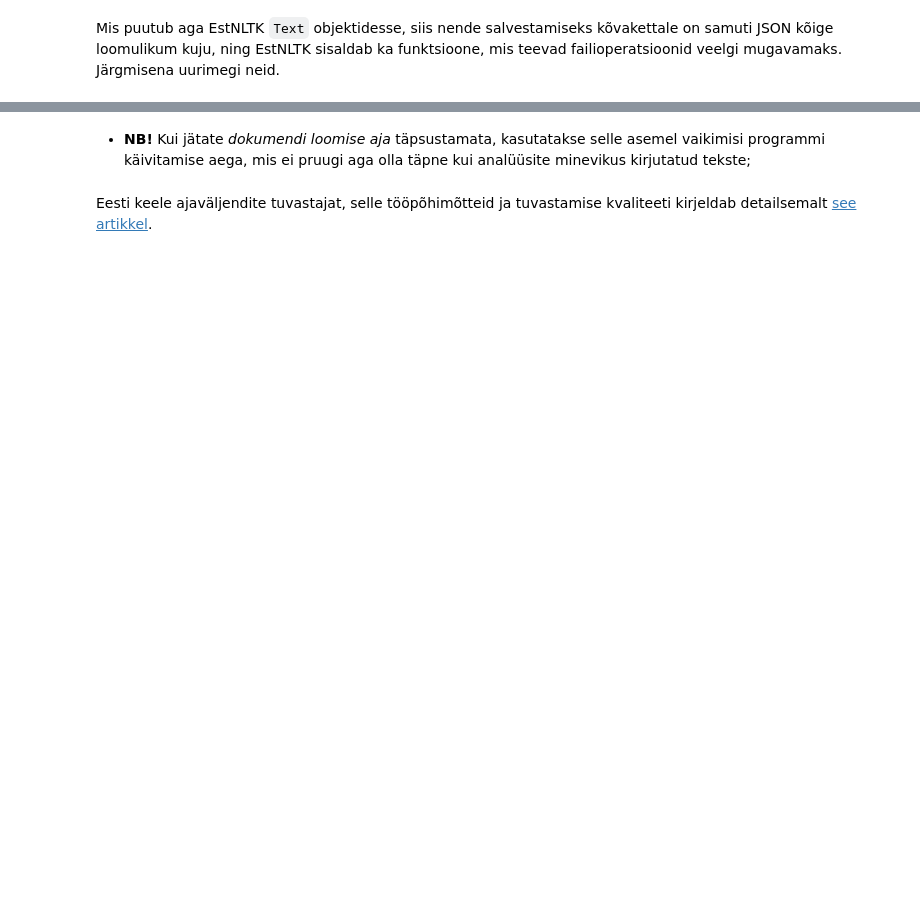
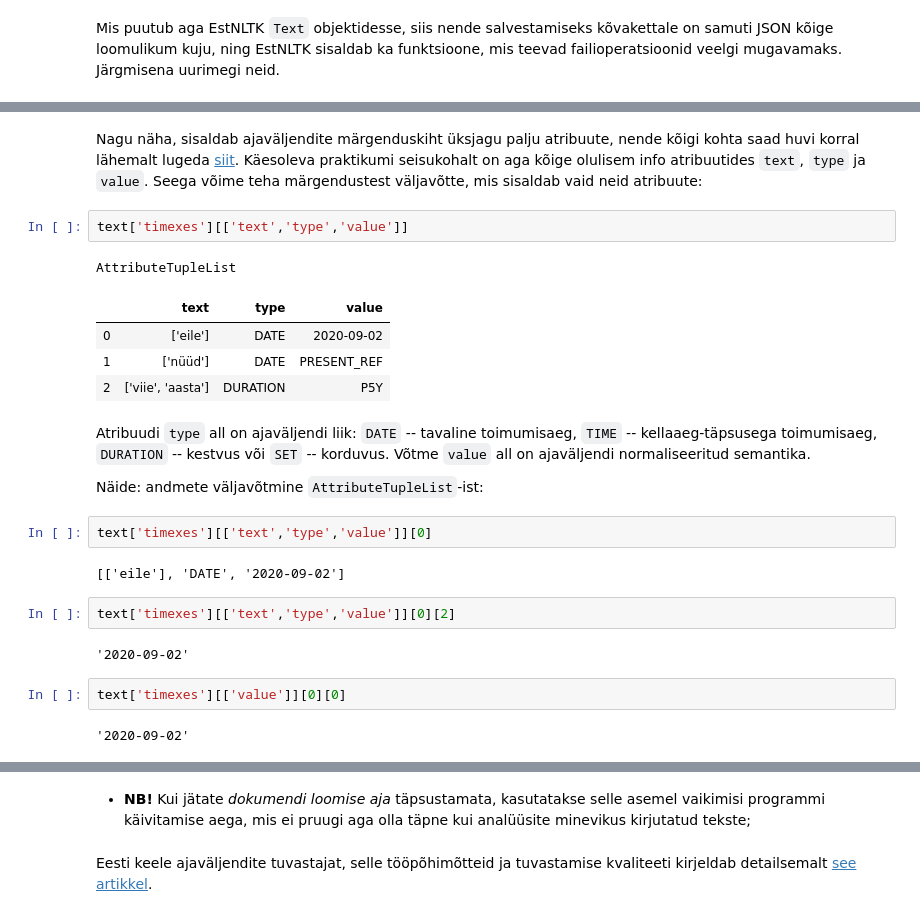
Before and after one commit to d009/EstNLP, a Jupyter notebook: Praktikum6/Praktikum_6.ipynb, the cells around one changed output, grey strips where cells are left out. Saved outputs shown, nothing was run; the diff lists cells and outputs as text; blank space fills up the shorter version.

```diff
--- a/Praktikum6/Praktikum_6.ipynb
+++ b/Praktikum6/Praktikum_6.ipynb
@@ -257,0 +225,26 @@ pprint( list(zip(text.timex_texts,text.timex_values)) )
+# %% [markdown]
+Nagu näha, sisaldab ajaväljendite märgenduskiht üksjagu palju atribuute, nende kõigi kohta saad huvi korral lähemalt lugeda [siit](https://github.com/estnltk/estnltk/blob/version_1.6/tutorials/taggers/temporal_expression_tagger.ipynb). Käesoleva praktikumi seisukohalt on aga kõige olulisem info atribuutides `text`, `type` ja `value`. Seega võime teha märgendustest väljavõtte, mis sisaldab vaid neid atribuute:
+# %%
+text['timexes'][['text','type','value']]
+# %% [output]
+AttributeTupleList
+|  | text | type | value |
+| 0 | ['eile'] | DATE | 2020-09-02 |
+| 1 | ['nüüd'] | DATE | PRESENT_REF |
+| 2 | ['viie', 'aasta'] | DURATION | P5Y |
+# %% [markdown]
+Atribuudi `type` all on ajaväljendi liik: `DATE` -- tavaline toimumisaeg, `TIME` -- kellaaeg-täpsusega toimumisaeg, `DURATION` -- kestvus või `SET` -- korduvus. Võtme `value` all on ajaväljendi normaliseeritud semantika.
+
+Näide: andmete väljavõtmine `AttributeTupleList`-ist:
+# %%
+text['timexes'][['text','type','value']][0]
+# %% [output]
+[['eile'], 'DATE', '2020-09-02']
+# %%
+text['timexes'][['text','type','value']][0][2]
+# %% [output]
+'2020-09-02'
+# %%
+text['timexes'][['value']][0][0]
+# %% [output]
+'2020-09-02'
```
Also changed, not shown: parts of 47 cells of this notebook.
